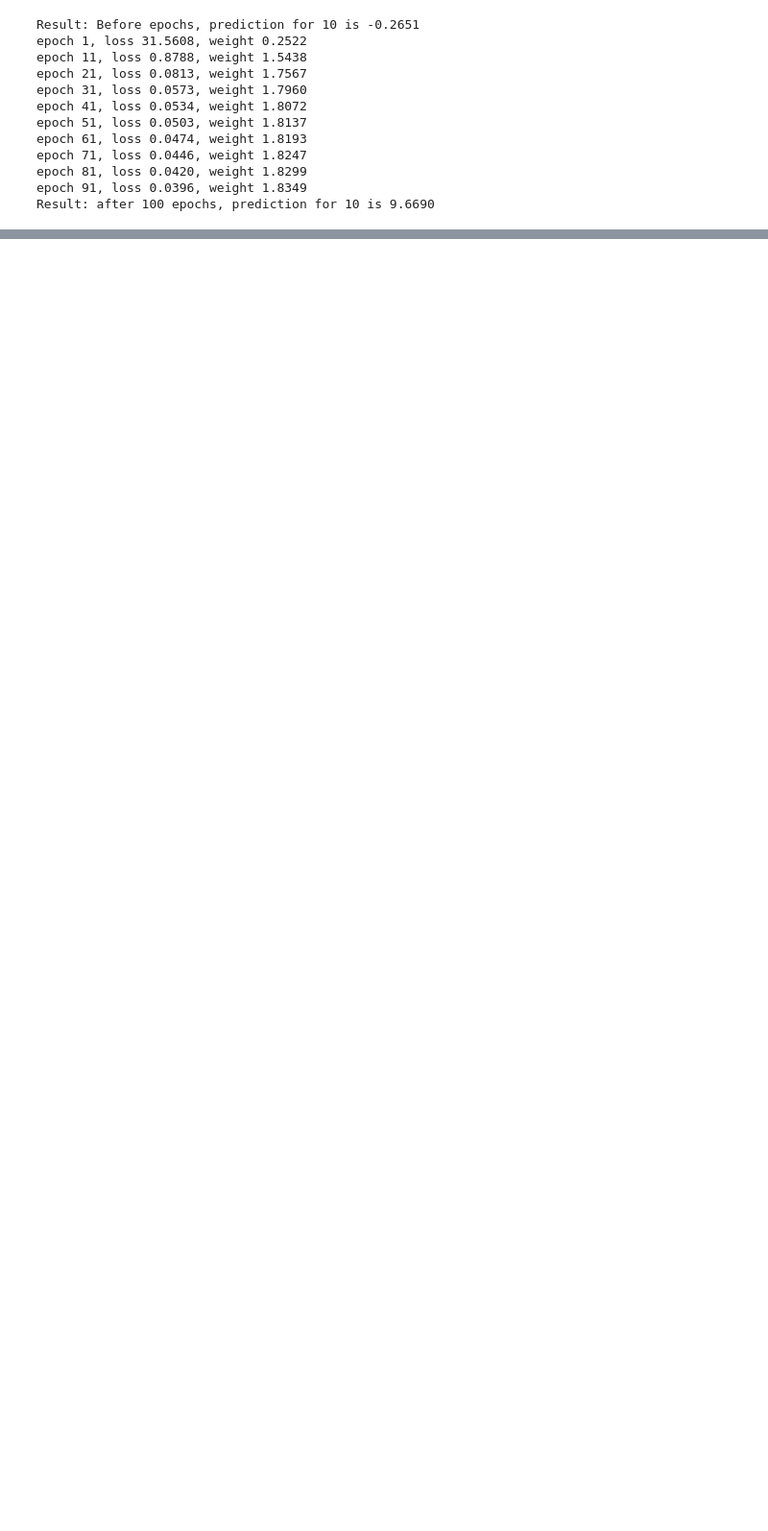
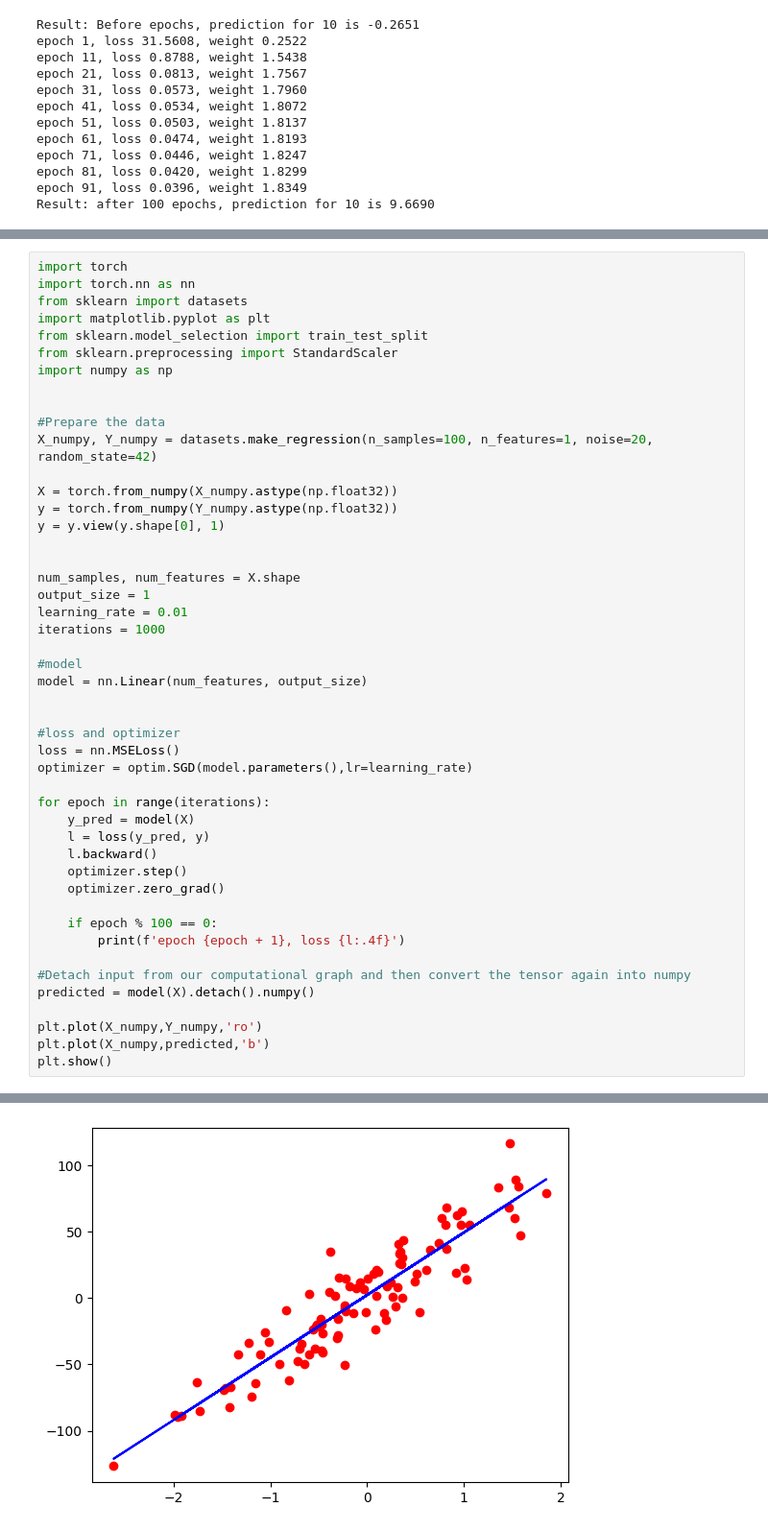
Before and after one commit to Bhimsendabby/Machine--Learning-practice, a Jupyter notebook: pytorch_learning.ipynb, the cells around one changed output, grey strips where cells are left out. Shown at 96% size. Drawn from its saved outputs; the diff is of its cells as text; blank space fills up the shorter version.

```diff
--- a/pytorch_learning.ipynb
+++ b/pytorch_learning.ipynb
@@ -249,0 +252,48 @@ Result: after 100 epochs, prediction for 10 is 9.6690
+# %%
+import torch
+import torch.nn as nn
+from sklearn import datasets
+import matplotlib.pyplot as plt
+from sklearn.model_selection import train_test_split
+from sklearn.preprocessing import StandardScaler
+import numpy as np
+
+
+#Prepare the data
+X_numpy, Y_numpy = datasets.make_regression(n_samples=100, n_features=1, noise=20, random_state=42)
+
+X = torch.from_numpy(X_numpy.astype(np.float32))
+y = torch.from_numpy(Y_numpy.astype(np.float32))
+y = y.view(y.shape[0], 1)
+
+
+num_samples, num_features = X.shape
+output_size = 1
+learning_rate = 0.01
+iterations = 1000
+
+#model
+model = nn.Linear(num_features, output_size)
+
+
+#loss and optimizer
+loss = nn.MSELoss()
+optimizer = optim.SGD(model.parameters(),lr=learning_rate)
+
+for epoch in range(iterations):
+    y_pred = model(X)
+    l = loss(y_pred, y)
+    l.backward()
+    optimizer.step()
+    optimizer.zero_grad()
+
+    if epoch % 100 == 0:
+        print(f'epoch {epoch + 1}, loss {l:.4f}')
+
+#Detach input from our computational graph and then convert the tensor again into numpy
+predicted = model(X).detach().numpy()
+
+plt.plot(X_numpy,Y_numpy,'ro')
+plt.plot(X_numpy,predicted,'b')
+plt.show()
+# %% [output]
@@ -249,0 +310 @@ Result: after 100 epochs, prediction for 10 is 9.6690
+[figure, added]
```
Also changed, not shown: parts of 3 cells of this notebook.
